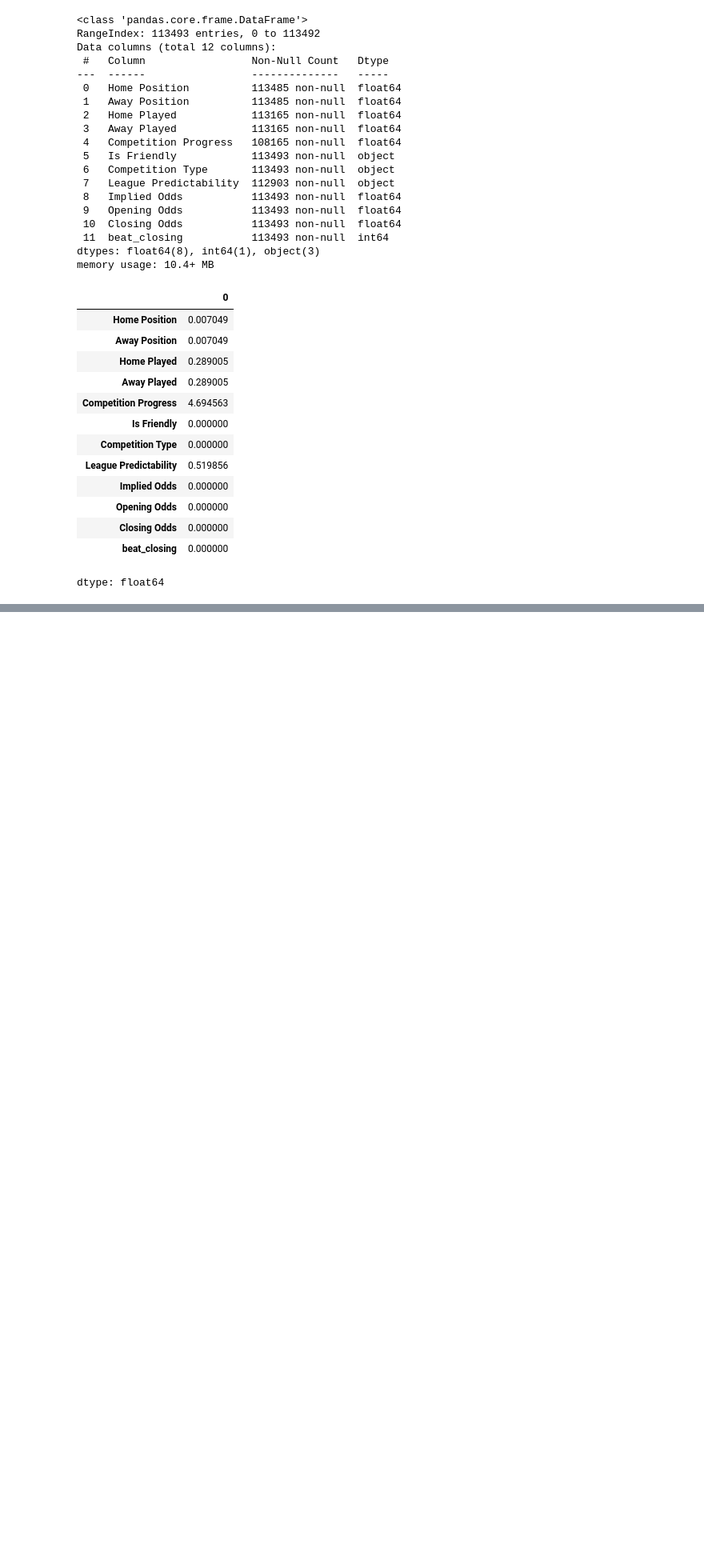
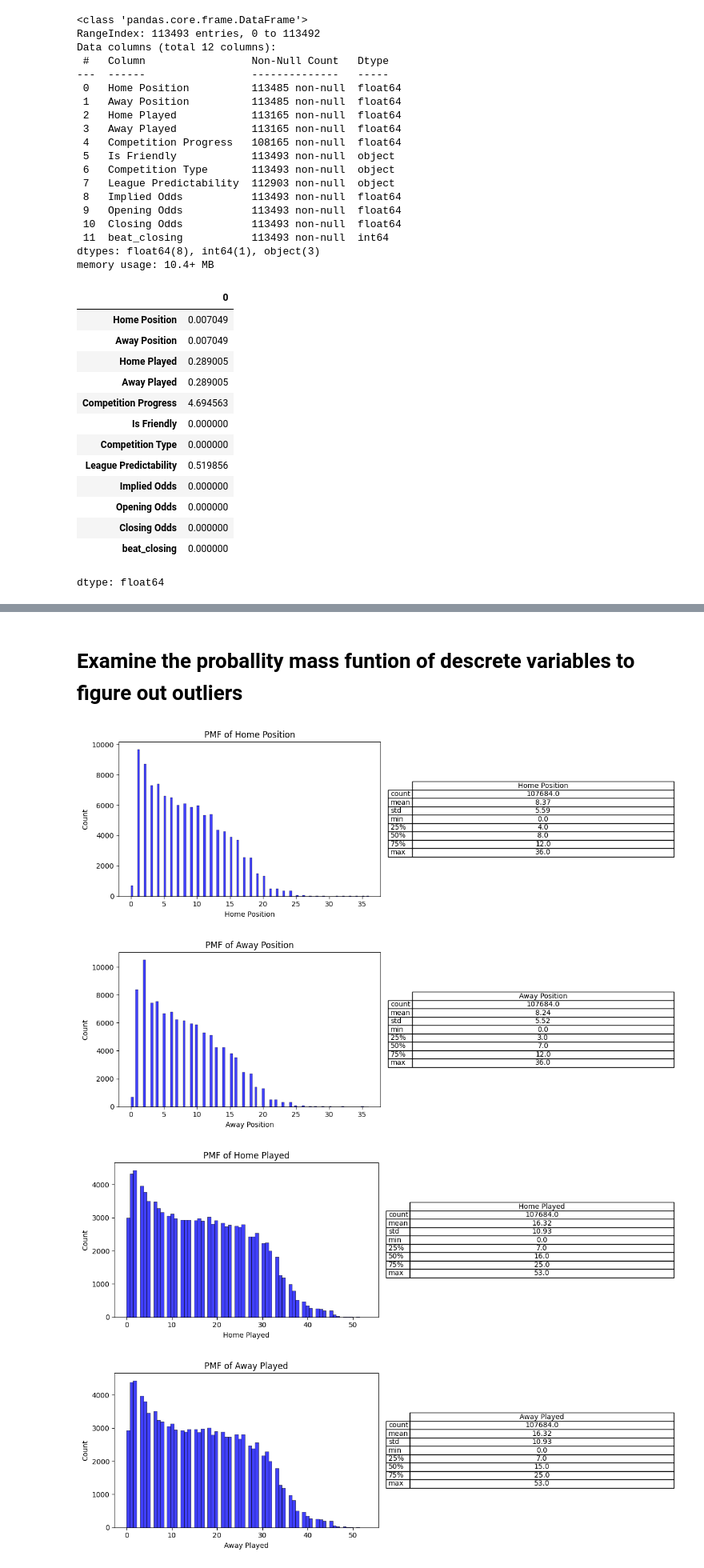
Before and after one commit to Emmanuel-Oyewole/bookie-buster, a Jupyter notebook: Bookie_buster.ipynb, the cells around one changed output, grey strips where cells are left out. Shown: that part at 80% size. Drawn from its saved outputs; the diff is of its cells as text; code cells hidden in the pictures; blank space fills up the shorter version.

```diff
--- a/Bookie_buster.ipynb
+++ b/Bookie_buster.ipynb
@@ -105,0 +97,5 @@ memory usage: 886.8 KB
+# %%
+# drop all data points with one more missing attributes
+df.dropna(axis=0, inplace=True)
+missing_percentage = (df.isnull().sum() / len(df)) * 100
+missing_percentage
@@ -125,0 +308,25 @@ memory usage: 20.8+ MB
+# %% [markdown]
+# Examine the proballity mass funtion of descrete variables to figure out outliers
+# %%
+for column in categorical_val:
+    fig, axes = plt.subplots(1, 2, figsize=(12, 4))  # 1 row, 2 columns
+
+    # Left: distribution plot
+    sns.histplot(df[column],ax=axes[0], color="blue")
+    axes[0].set_title(f"PMF of {column}")
+
+    # Right: .describe() summary
+    stats = df[column].describe().round(2)  # summary statistics
+    axes[1].axis("off")  # hide axis
+    axes[1].table(cellText=[[v] for v in stats.values],
+                  rowLabels=stats.index,
+                  colLabels=[column],
+                  cellLoc="center",
+                  loc="center")
+
+    plt.tight_layout()
+# %% [output]
+[figure, added]
+[figure, added]
+[figure, added]
+[figure, added]
```
Also changed, not shown: parts of 21 cells of this notebook.
